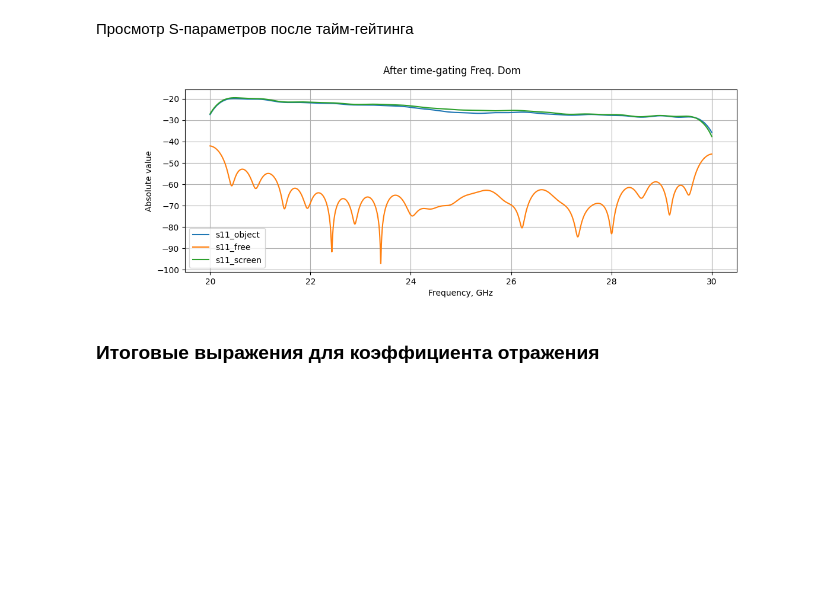
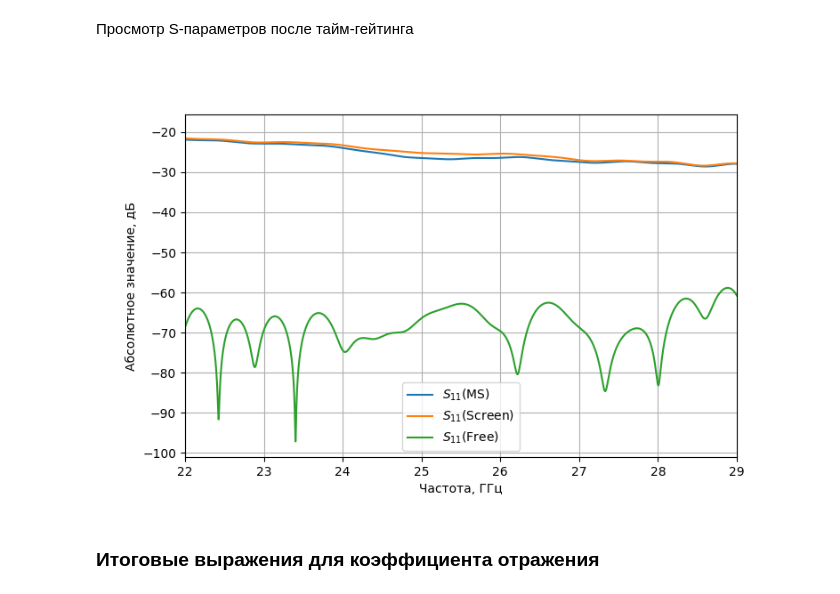
Before and after one commit to isvoropaev02/post_processing_RIS, a Jupyter notebook: 4sept/rc_0deg.ipynb, the cells around one changed output. Drawn from its saved outputs; the diff is of its cells as text; code cells hidden in the pictures; blank space fills up the shorter version.

```diff
--- a/4sept/rc_0deg.ipynb
+++ b/4sept/rc_0deg.ipynb
@@ -173,25 +204,26 @@ s11_object.shape # проверка, что число точек осталос
 # %% [markdown]
 Просмотр S-параметров после тайм-гейтинга
 # %%
-param = [s11_object, s11_free, s11_screen]
-name = ['s11_object', 's11_free', 's11_screen']
+param = [s11_object, s11_screen, s11_free]
+name = [r'$S_{11}$(MS)', r'$S_{11}$(Screen)', r'$S_{11}$(Free)']
 
-fig3 = plt.figure(figsize=(12,4))
+fig3 = plt.figure(figsize=(8,5))
 
 ax_1 = fig3.add_subplot(111)
 
 for i, s_par in enumerate(param):
     ax_1.plot(frequency*1e-9, 20*np.log10(s_par.apply(abs).to_numpy()), label=name[i])
-ax_1.set_xlabel("Frequency, GHz")
-ax_1.set_ylabel("Absolute value")
+ax_1.set_ylabel("Абсолютное значение, дБ")
+ax_1.set_xlabel("Частота, ГГц")
+ax_1.set_xlim([22, 29])
 ax_1.legend()
 ax_1.grid()
 
 
-fig3.suptitle('After time-gating Freq. Dom')
+#fig3.suptitle('After time-gating Freq. Dom')
 plt.show()
 # %% [output]
-[figure, old version]
+[figure, new version]
 # %% [markdown]
 ### Итоговые выражения для коэффициента отражения
 # %%
```
Also changed, not shown: parts of 6 cells of this notebook, 9 other files.
